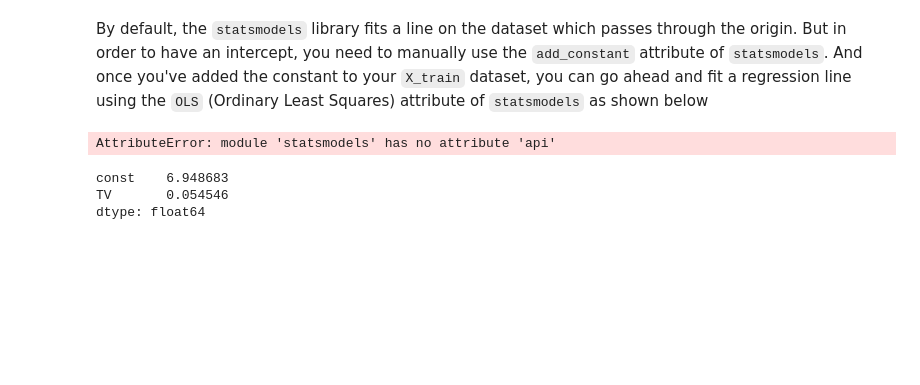
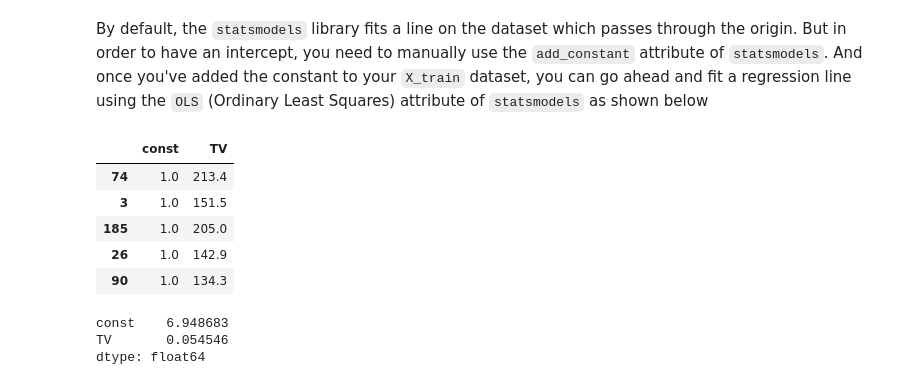
Before and after one commit to vamsigp/IIIT-B, a Jupyter notebook: 1. Statistics and Machine Learning/8. Linear Regression/Simple+Linear+Regression+in+Python.ipynb, the cells around one changed output. Saved outputs shown, nothing was run; the diff lists cells and outputs as text; code cells hidden in the pictures; blank space fills up the shorter version.

```diff
--- a/1. Statistics and Machine Learning/8. Linear Regression/Simple+Linear+Regression+in+Python.ipynb
+++ b/1. Statistics and Machine Learning/8. Linear Regression/Simple+Linear+Regression+in+Python.ipynb
@@ -161,13 +159,20 @@ ImportError: cannot import name 'datetools'
 # %% [markdown]
 By default, the `statsmodels` library fits a line on the dataset which passes through the origin. But in order to have an intercept, you need to manually use the `add_constant` attribute of `statsmodels`. And once you've added the constant to your `X_train` dataset, you can go ahead and fit a regression line using the `OLS` (Ordinary Least Squares) attribute of `statsmodels` as shown below
+# %%
+# Add a constant to get an intercept
+X_train_sm = sm.add_constant(X_train)
+# %%
+X_train_sm.head()
+# %% [output]
+|  | const | TV |
+| 74 | 1.0 | 213.4 |
+| 3 | 1.0 | 151.5 |
+| 185 | 1.0 | 205.0 |
+| 26 | 1.0 | 142.9 |
+| 90 | 1.0 | 134.3 |
 # %%
-# Add a constant to get an intercept
-X_train_sm = statsmodels..add_constant(X_train)
-
 # Fit the resgression line using 'OLS'
 lr = sm.OLS(y_train, X_train_sm).fit()
-# %% [output]
-AttributeError: module 'statsmodels' has no attribute 'api'
 # %%
 # Print the parameters, i.e. the intercept and the slope of the regression line fitted
 lr.params
```
Also changed, not shown: parts of 10 cells of this notebook.
